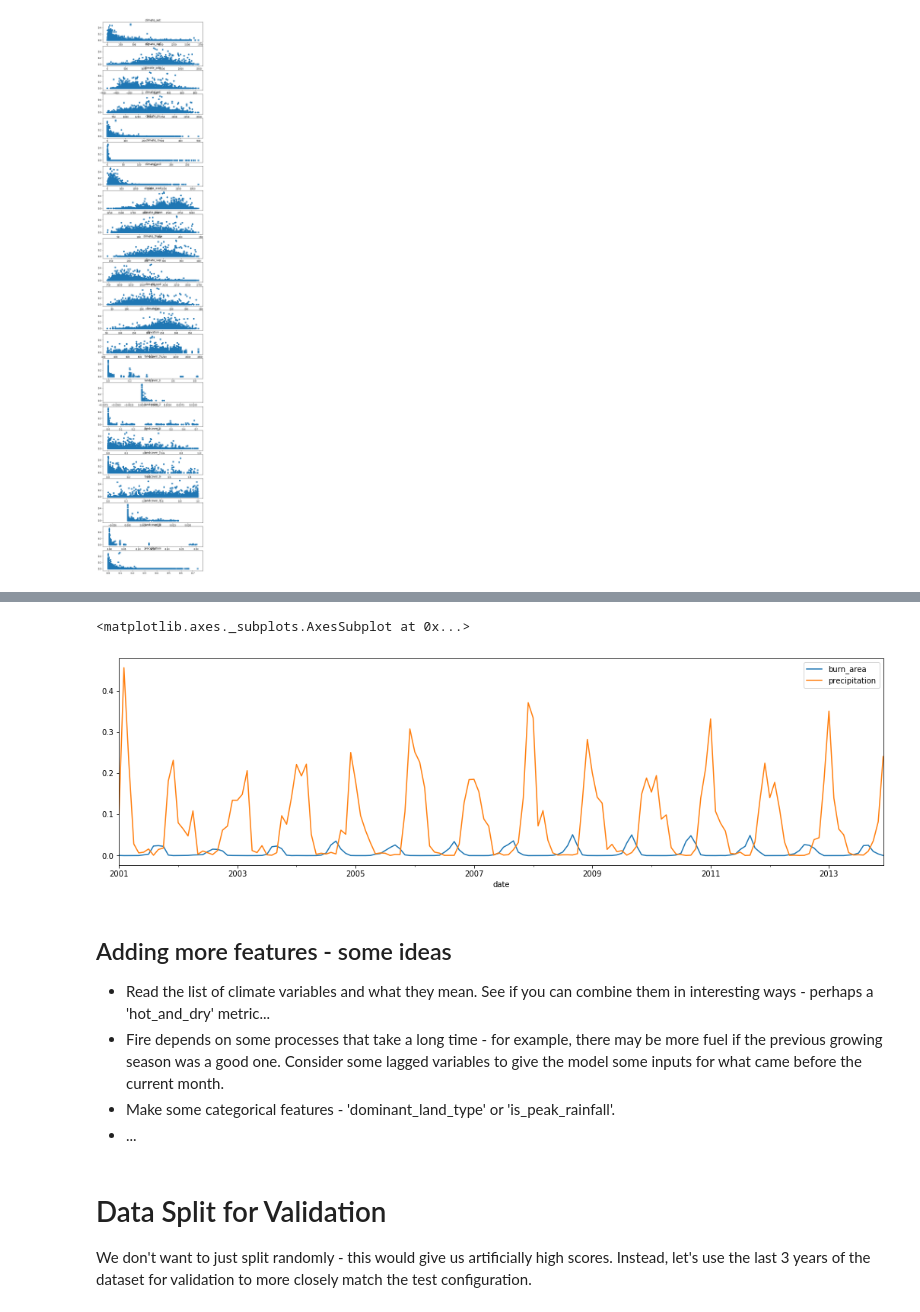
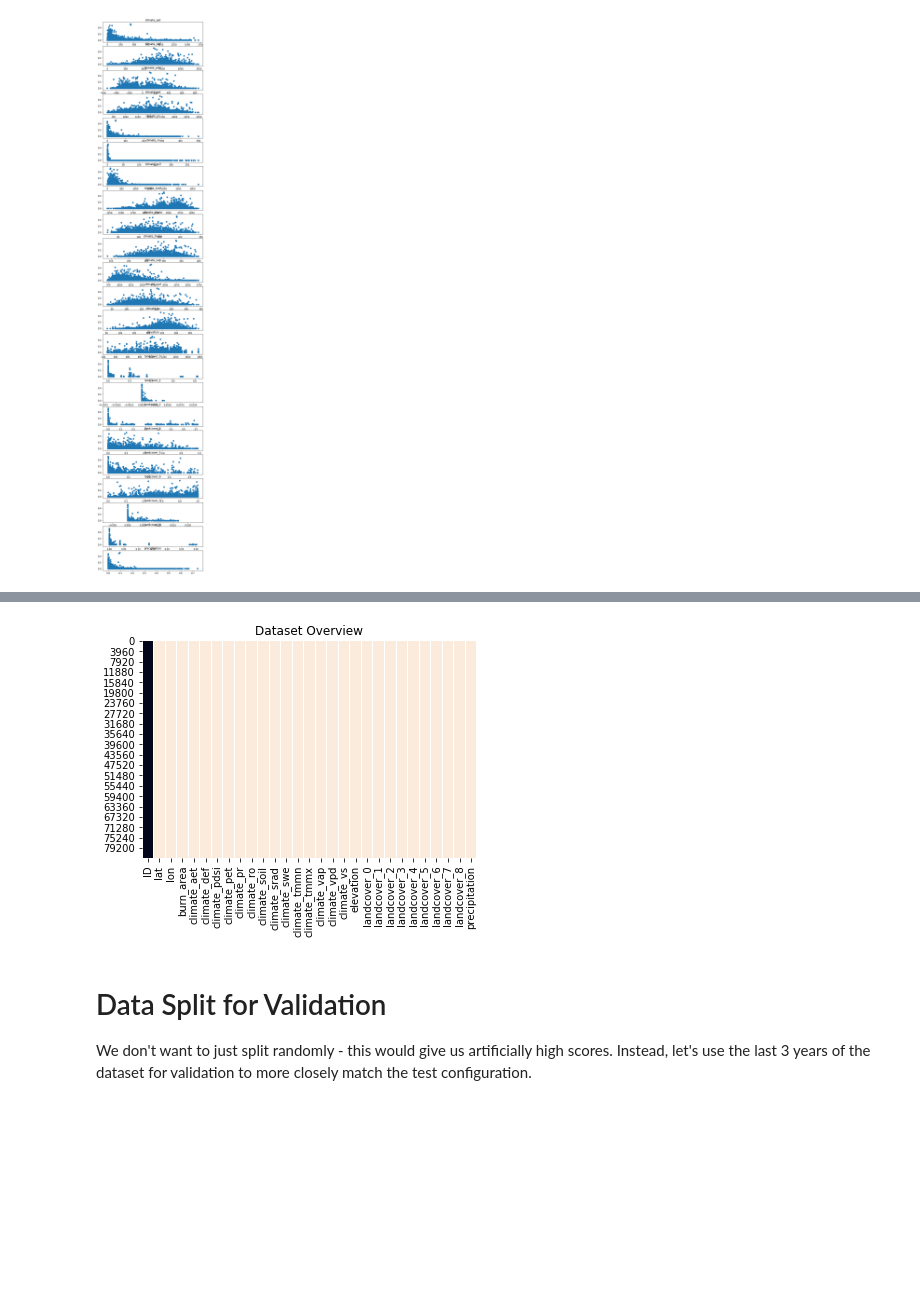
Before and after one commit to boladjivinny/fire-prediction, a Jupyter notebook: FirePrediction.ipynb, the cells around one changed output, grey strips where cells are left out. Cells and saved outputs as stored; diff of their text form; code cells hidden in the pictures; blank space fills up the shorter version.

```diff
--- a/FirePrediction.ipynb
+++ b/FirePrediction.ipynb
@@ -145,20 +123,22 @@ train.groupby('year').mean().reset_index().plot(y='burn_area', x='year', ylim=(0
-# %%
-# Let's plot precipitation and burn area on the same plot - note the strong periodic component to both.
-ax = train.groupby('date').mean().reset_index().plot(y='burn_area', x='date', figsize=(18, 5))
-train.groupby('date').mean().reset_index().plot(y='precipitation', x='date', ax=ax)
-# %% [output]
-<matplotlib.axes._subplots.AxesSubplot at 0x...>
-[figure, removed]
-# %% [markdown]
-## Adding more features - some ideas
-
-
-
-
-*   Read the list of climate variables and what they mean. See if you can combine them in interesting ways - perhaps a 'hot_and_dry' metric...
-*   Fire depends on some processes that take a long time - for example, there may be more fuel if the previous growing season was a good one. Consider some lagged variables to give the model some inputs for what came before the current month.
-*   Make some categorical features - 'dominant_land_type' or 'is_peak_rainfall'.
-*   ...
+# %%
+def utils_recognize_type(dtf, col, max_cat=20):
+    if (dtf[col].dtype == "O"):
+        return "cat"
+    else:
+        return "num"
+
+dtf = train.copy()
+dic_cols = {col:utils_recognize_type(dtf, col, max_cat=20) for col in dtf.columns}
+heatmap = dtf.isnull()
+for k,v in dic_cols.items():
+    if v == "num":
+        heatmap[k] = heatmap[k].apply(lambda x: 0.5 if x is False else 1)
+    else:
+        heatmap[k] = heatmap[k].apply(lambda x: 0 if x is False else 1)
+sns.heatmap(heatmap, cbar=False).set_title('Dataset Overview')
+plt.show()
+# %% [output]
+[figure, added]
 # %% [markdown]
 # Data Split for Validation
 
```
Also changed, not shown: parts of 16 cells of this notebook, 1 other file.
